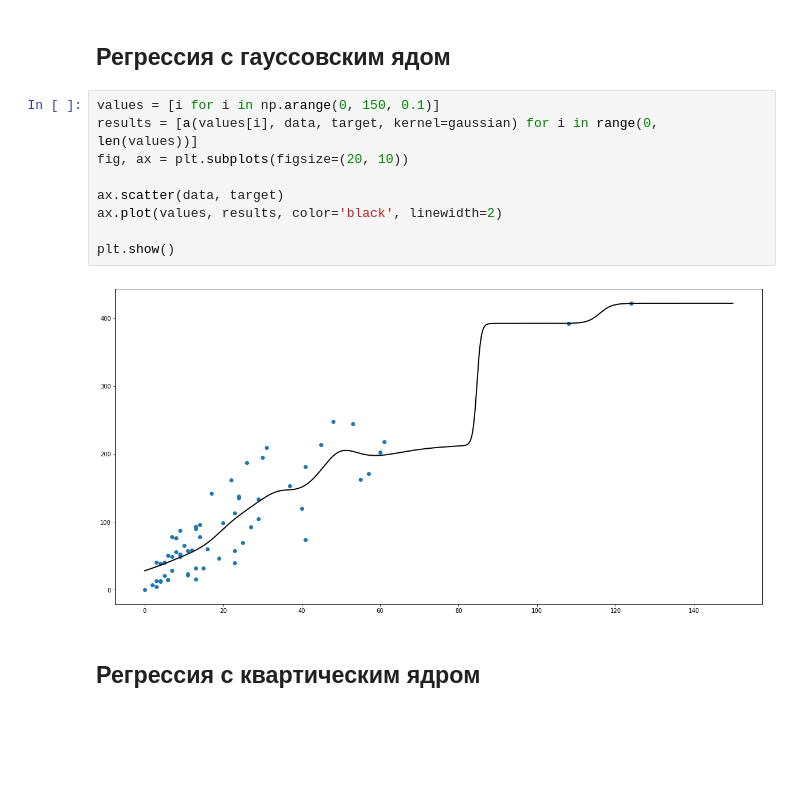
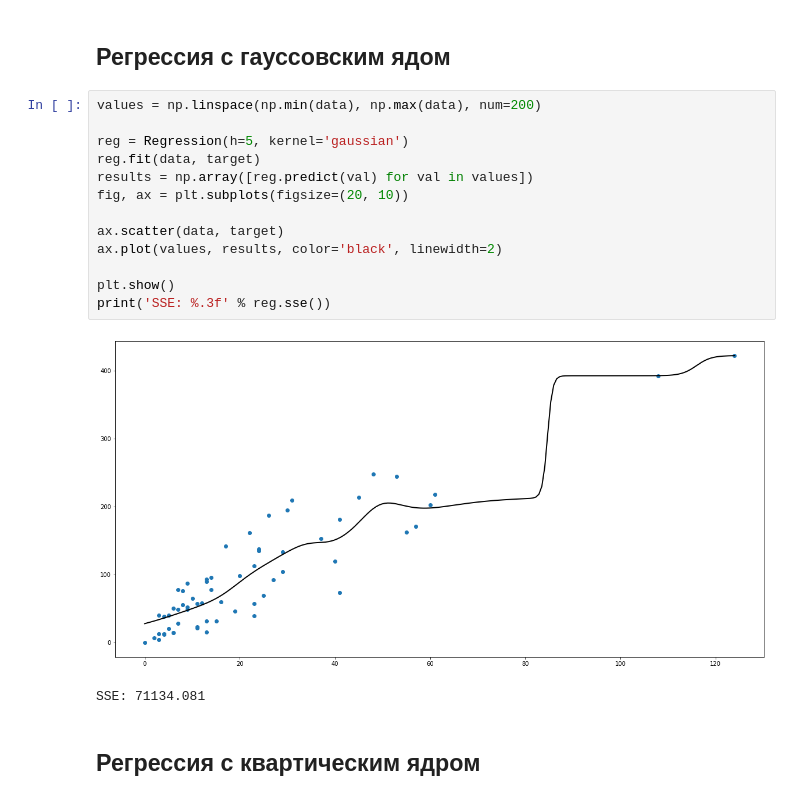
Before and after one commit to IHappyPlant/MLTheory, a Jupyter notebook: NonParametricRegression.ipynb, the cells around one changed output. Drawn from its saved outputs; the diff is of its cells as text; blank space fills up the shorter version.

Commit message:
updated Non Parametric Regression

```diff
--- a/NonParametricRegression.ipynb
+++ b/NonParametricRegression.ipynb
@@ -25,16 +63,21 @@ def a(x, data, target, h=5, kernel=gaussian):
 # %% [markdown]
 ## Регрессия с гауссовским ядом
 # %%
-values = [i for i in np.arange(0, 150, 0.1)]
-results = [a(values[i], data, target, kernel=gaussian) for i in range(0, len(values))]
+values = np.linspace(np.min(data), np.max(data), num=200)
+
+reg = Regression(h=5, kernel='gaussian')
+reg.fit(data, target)
+results = np.array([reg.predict(val) for val in values])
 fig, ax = plt.subplots(figsize=(20, 10))
 
 ax.scatter(data, target)
 ax.plot(values, results, color='black', linewidth=2)
 
 plt.show()
+print('SSE: %.3f' % reg.sse())
 # %% [output]
-[figure, old version]
+[figure, new version]
+SSE: 71134.081
 # %% [markdown]
 ## Регрессия с квартическим ядром
 # %%
```
Also changed, not shown: parts of 9 cells of this notebook.
